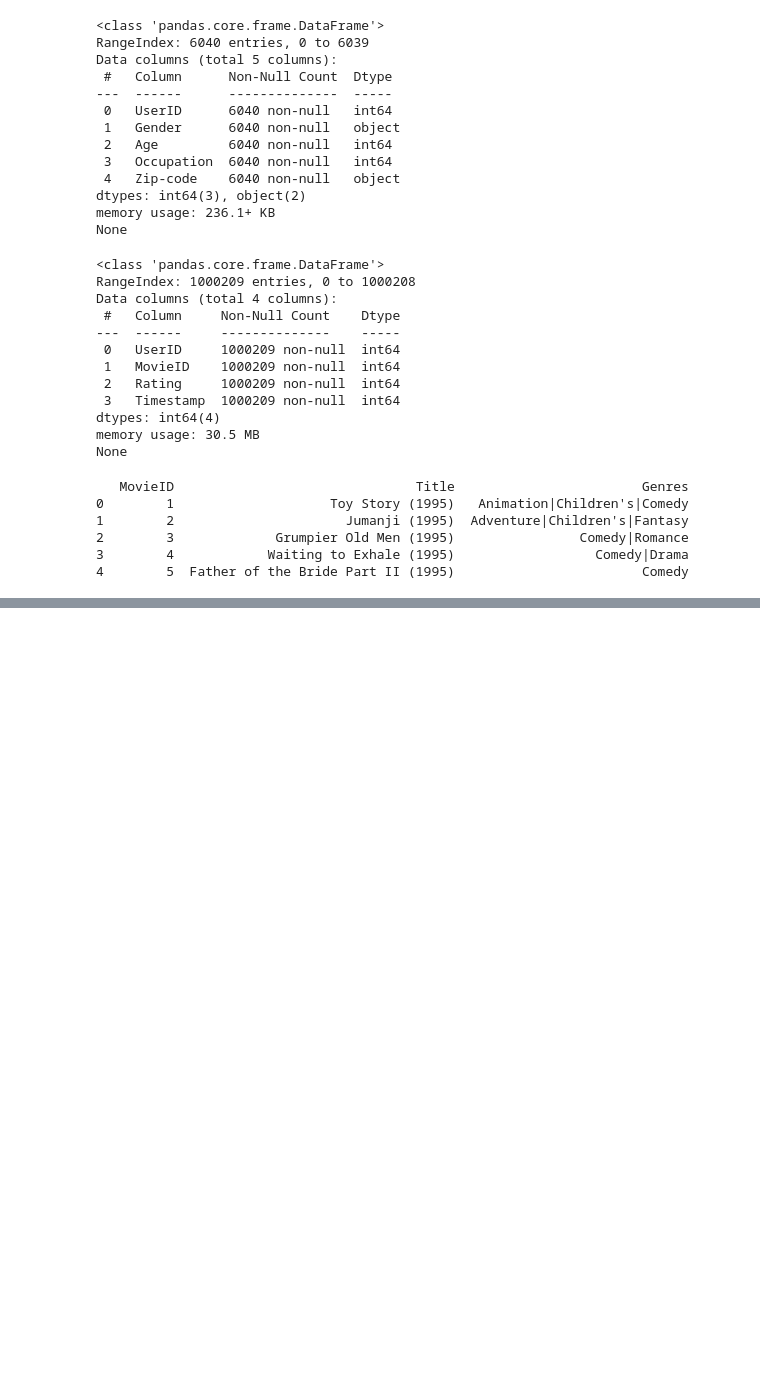
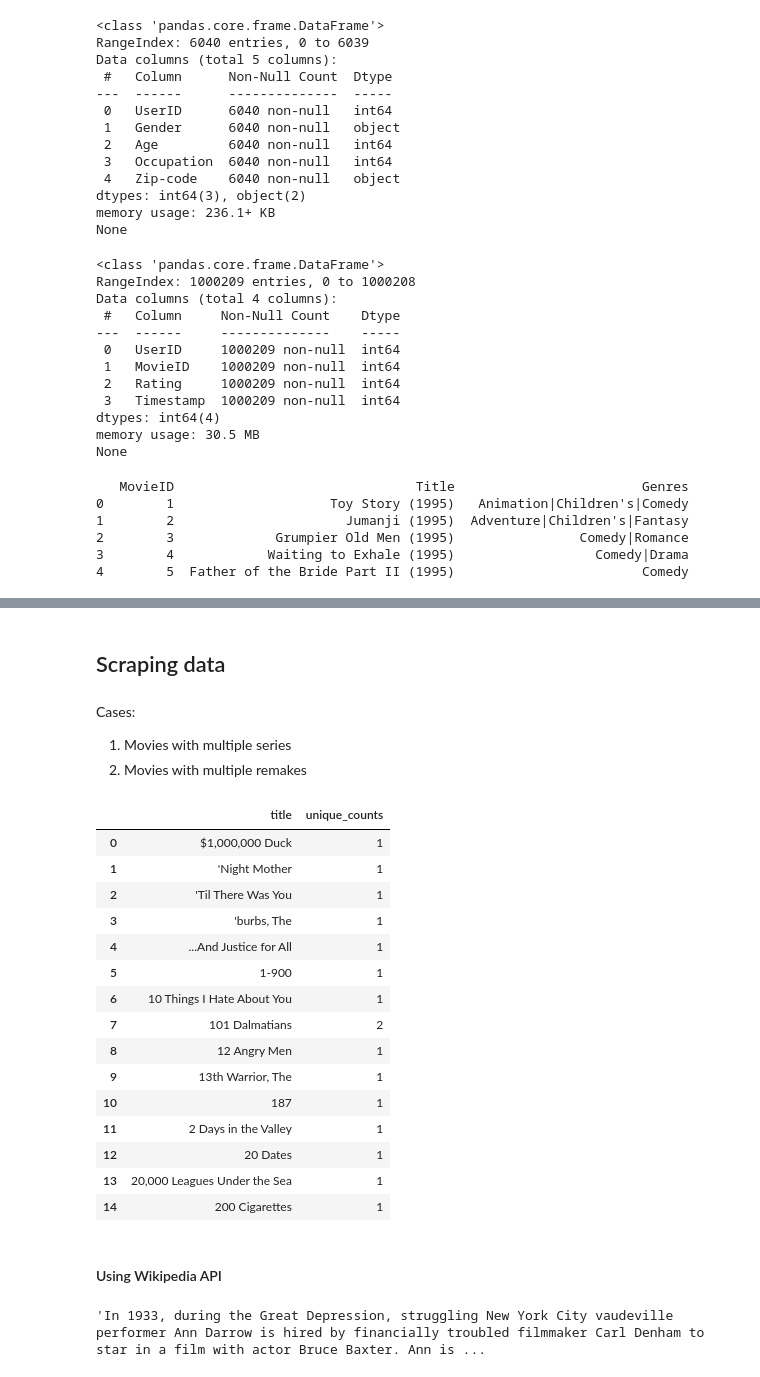
Before and after one commit to melloo21/CS5284_Graph_ML, a Jupyter notebook: dataset_exploration.ipynb, the cells around one changed output, grey strips where cells are left out. Cells and saved outputs as stored; diff of their text form; code cells hidden in the pictures; blank space fills up the shorter version.

```diff
--- a/dataset_exploration.ipynb
+++ b/dataset_exploration.ipynb
@@ -57,0 +68,6 @@ print(movies_df.head())
+# %% [markdown]
+## Scraping data
+# %% [markdown]
+Cases:
+1. Movies with multiple series
+2. Movies with multiple remakes
@@ -57,0 +77,22 @@ print(movies_df.head())
+# %%
+# Getting Items to scrape
+web_scrape_list = movies_df.copy()
+scrape_list = get_scrape_list(web_scrape_list)
+display(scrape_list.head(15))
+# %% [output]
+|  | title | unique_counts |
+| 0 | $1,000,000 Duck | 1 |
+| 1 | 'Night Mother | 1 |
+| 2 | 'Til There Was You | 1 |
+| 3 | 'burbs, The | 1 |
+| 4 | ...And Justice for All | 1 |
+| 5 | 1-900 | 1 |
+| 6 | 10 Things I Hate About You | 1 |
+| 7 | 101 Dalmatians | 2 |
+| 8 | 12 Angry Men | 1 |
+| 9 | 13th Warrior, The | 1 |
+| 10 | 187 | 1 |
+| 11 | 2 Days in the Valley | 1 |
+| 12 | 20 Dates | 1 |
+| 13 | 20,000 Leagues Under the Sea | 1 |
+| 14 | 200 Cigarettes | 1 |
@@ -57,0 +102,2 @@ print(movies_df.head())
+# %% [markdown]
+#### Using Wikipedia API
@@ -57,0 +107,4 @@ print(movies_df.head())
+# %%
+sections["Plot"]
+# %% [output]
+'In 1933, during the Great Depression, struggling New York City vaudeville performer Ann Darrow is hired by financially troubled filmmaker Carl Denham to star in a film with actor Bruce Baxter. Ann is ...
```
Also changed, not shown: parts of 23 cells of this notebook, 2 other files.
